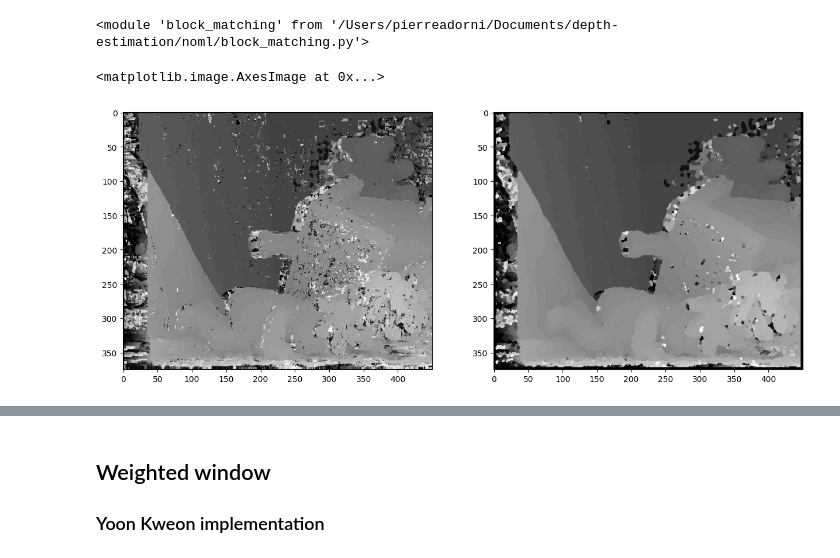
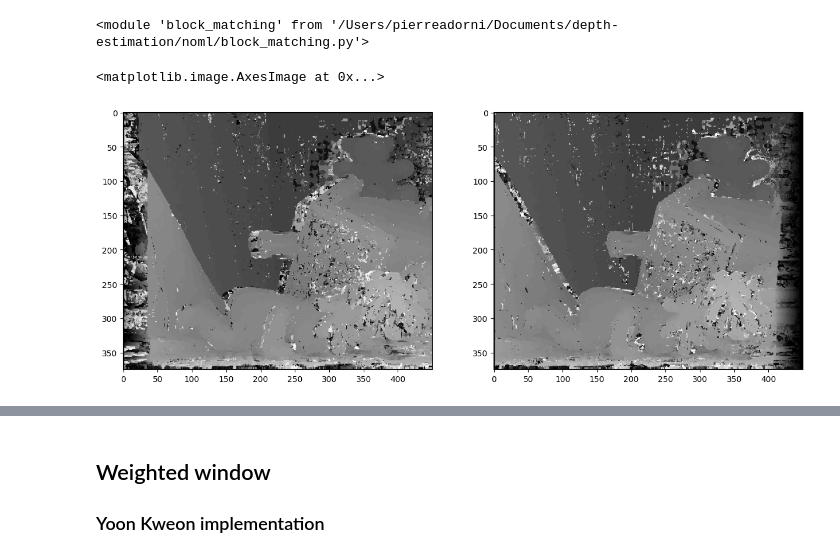
Before and after one commit to pierreadorni/depth-estimation, a Jupyter notebook: noml/tests.ipynb, the cells around one changed output, grey strips where cells are left out. Drawn from its saved outputs; the diff is of its cells as text; code cells hidden in the pictures.

```diff
--- a/noml/tests.ipynb
+++ b/noml/tests.ipynb
@@ -23,11 +23,11 @@ Id = io.imread('teddy/im6.png')
 Iggray = color.rgb2gray(Ig)
 Idgray = color.rgb2gray(Id)
 # %%
-bm_disp_map = disp(Iggray, Idgray, 60)
-filtered_bm_disp_map = mode_filter(bm_disp_map, 5)
+bm_disp_map = disp(Iggray, Idgray, 64)
+bm_inv_disp_map = disp_inv(Iggray, Idgray, 64)
 fig, ax = plt.subplots(1, 2, figsize=(15, 15))
 ax[0].imshow(bm_disp_map, cmap='gray')
-ax[1].imshow(filtered_bm_disp_map, cmap='gray')
+ax[1].imshow(bm_inv_disp_map, cmap='gray')
 # %% [output]
 <matplotlib.image.AxesImage at 0x...>
-[figure, old version]
+[figure, new version]
```
Also changed, not shown: parts of 7 cells of this notebook, 3 other files.
